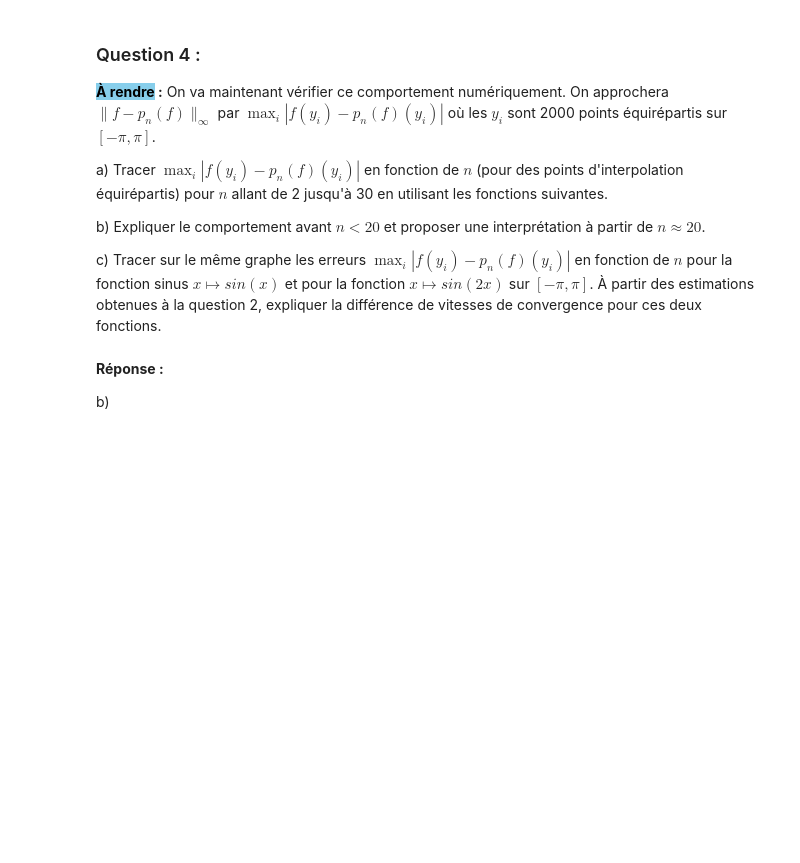
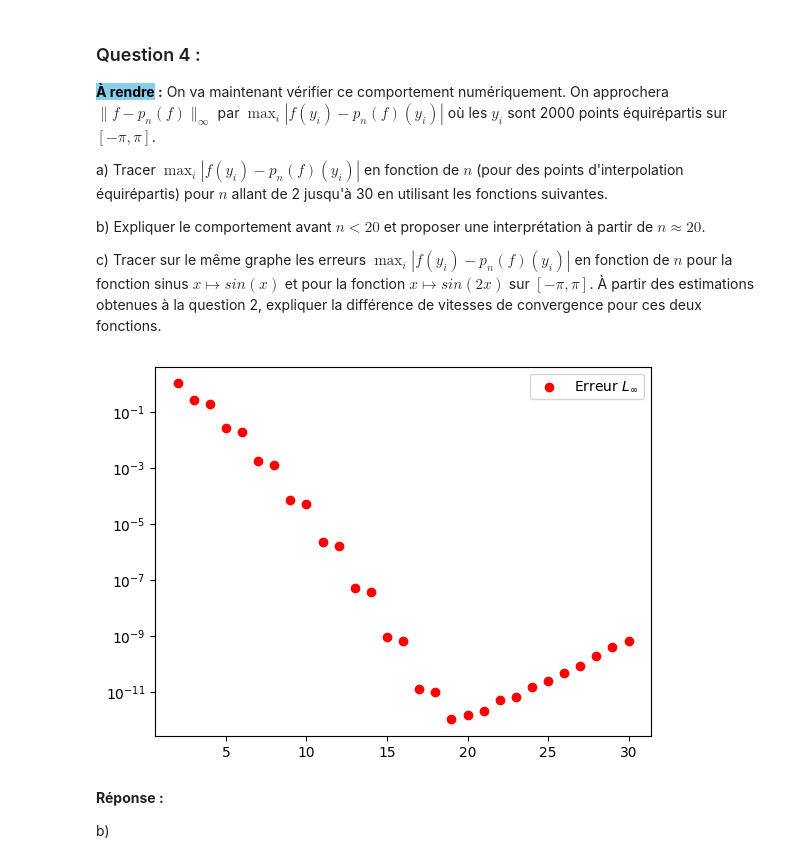
Before and after one commit to Eric-Guerra-Ribeiro/AMP_41012, a Jupyter notebook: pc2.ipynb, the cells around one changed output. Saved outputs shown, nothing was run; the diff lists cells and outputs as text; code cells hidden in the pictures; blank space fills up the shorter version.

```diff
--- a/pc2.ipynb
+++ b/pc2.ipynb
@@ -141,13 +173,34 @@ err_inf_sin  = np.zeros(N-1)    # tableau qui contiendra les erreurs pour sin(x)
 err_inf_sin2 = np.zeros(N-1)    # tableau qui contiendra les erreurs pour sin(2x)
 
 # Construire le tableau err_inf des erreurs l_infini err_inf
+x   = np.linspace(-np.pi, np.pi, Nx+1)
+
+def get_xi(n):
+    return np.linspace(-np.pi, np.pi, n +1)
+
+# f(x) = sin(x)
+f = lambda x: np.sin(x)
+err_inf_sin = np.array([
+    np.max(np.abs(Lagrange(get_xi(n), f(get_xi(n)), x) - f(x)))
+    for n in range(2, N+1)
+])
+# f(x) = sin(2x)
+f = lambda x: np.sin(2*x)
+err_inf_sin2 = np.array([
+    np.max(np.abs(Lagrange(get_xi(n), f(get_xi(n)), x) - f(x)))
+    for n in range(2, N+1)
+])
 # %%
 # Tracer l'erreur l_infini entre p_n(f) et f en fonction du nombre de points n d'interpolation
+
+
 plt.figure()
-plt.scatter(nb_pts,err_inf_sin ,color="red",label="Erreur l_infini")
+plt.scatter(nb_pts,err_inf_sin ,color="red",label="Erreur $L_\\infty$")
 plt.yscale("log")
 plt.legend()
 plt.show()
+# %% [output]
+[figure, added]
 # %% [markdown]
 **Réponse :**
 
```
Also changed, not shown: parts of 26 cells of this notebook.
